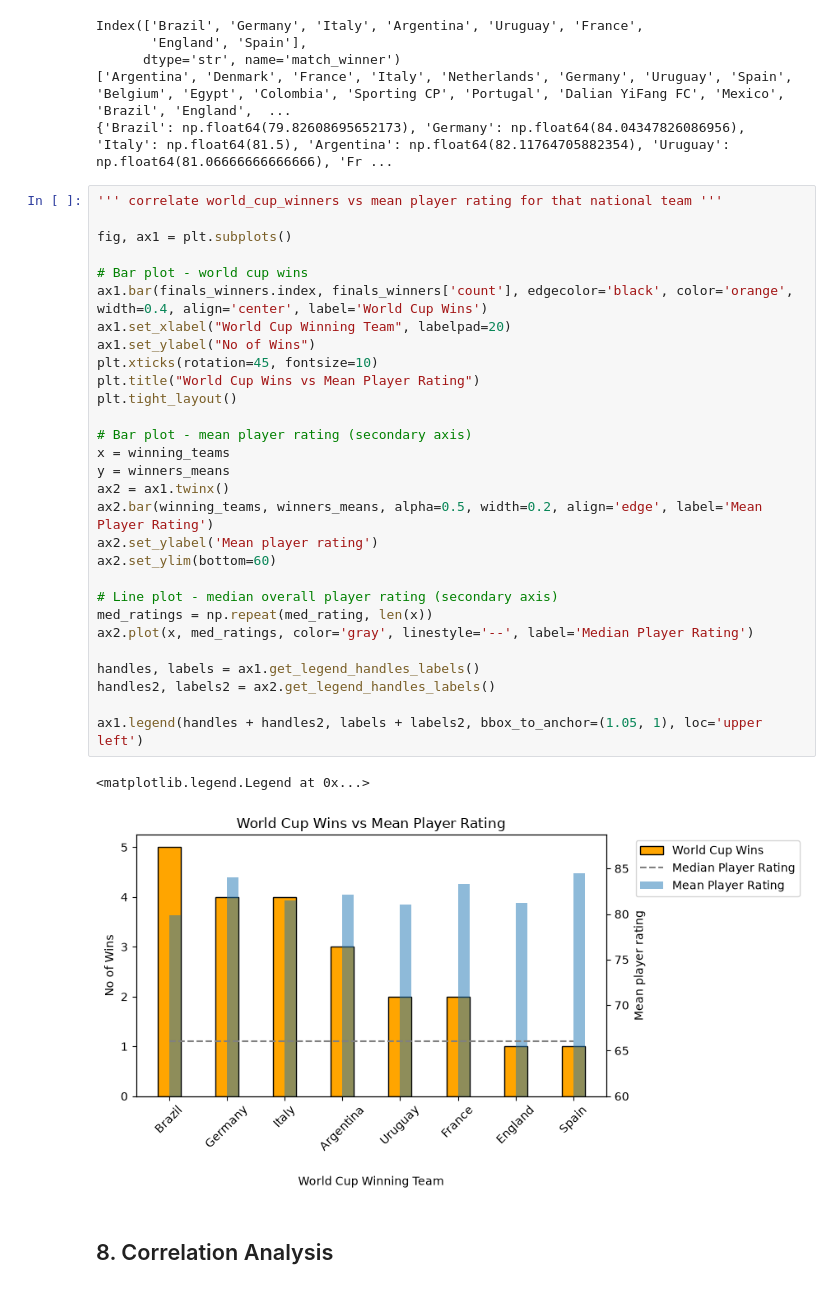
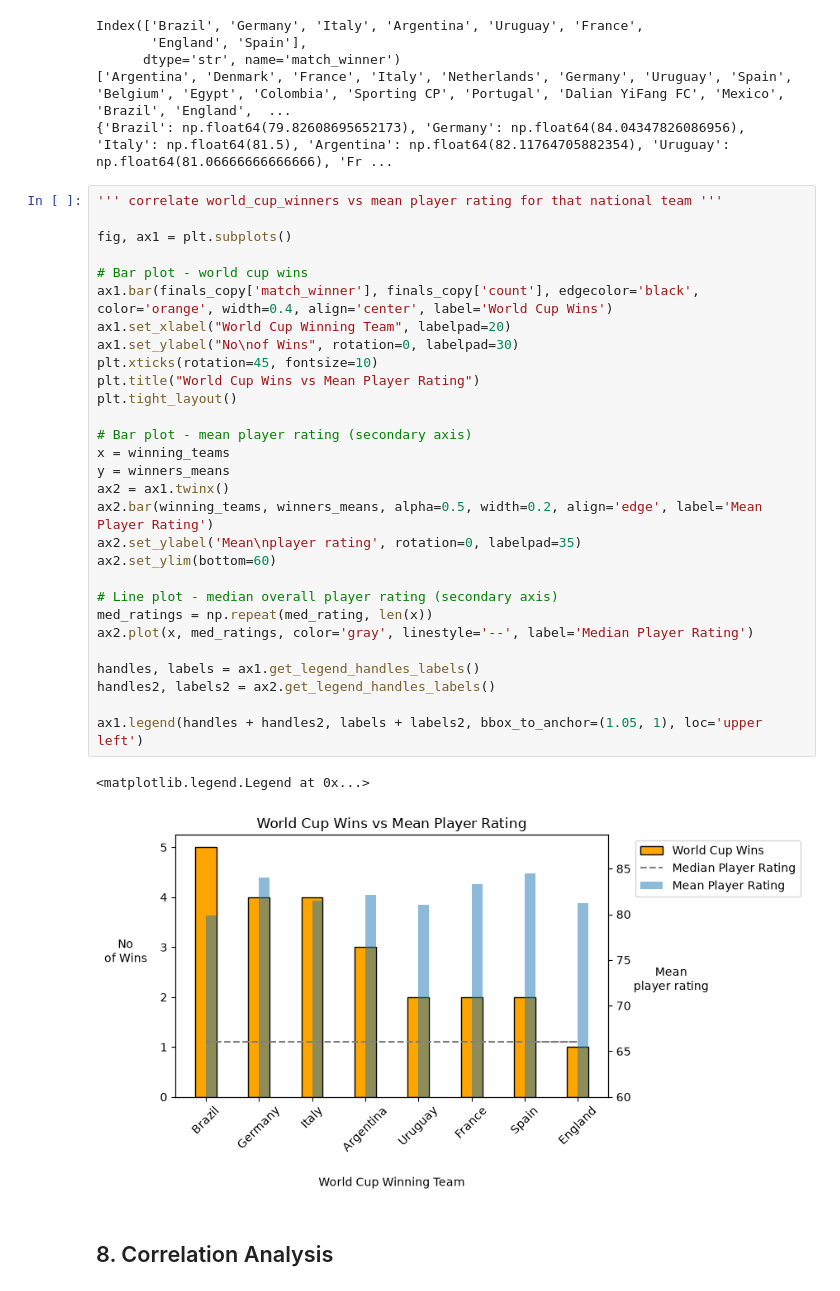
Before and after one commit to bev-amin/fifa-data-science, a Jupyter notebook: notebooks/01-exploration.ipynb, the cells around one changed output. Cells and saved outputs as stored; diff of their text form.

```diff
--- a/notebooks/01-exploration.ipynb
+++ b/notebooks/01-exploration.ipynb
@@ -1044,35 +1056,35 @@ Index(['Brazil', 'Germany', 'Italy', 'Argentina', 'Uruguay', 'France',
 # %%
 ''' correlate world_cup_winners vs mean player rating for that national team '''
 
 fig, ax1 = plt.subplots()
 
 # Bar plot - world cup wins
-ax1.bar(finals_winners.index, finals_winners['count'], edgecolor='black', color='orange', width=0.4, align='center', label='World Cup Wins')
+ax1.bar(finals_copy['match_winner'], finals_copy['count'], edgecolor='black', color='orange', width=0.4, align='center', label='World Cup Wins')
 ax1.set_xlabel("World Cup Winning Team", labelpad=20)
-ax1.set_ylabel("No of Wins")
+ax1.set_ylabel("No\nof Wins", rotation=0, labelpad=30)
 plt.xticks(rotation=45, fontsize=10)
 plt.title("World Cup Wins vs Mean Player Rating")
 plt.tight_layout()
 
 # Bar plot - mean player rating (secondary axis)
 x = winning_teams
 y = winners_means
 ax2 = ax1.twinx()
 ax2.bar(winning_teams, winners_means, alpha=0.5, width=0.2, align='edge', label='Mean Player Rating')
-ax2.set_ylabel('Mean player rating')
+ax2.set_ylabel('Mean\nplayer rating', rotation=0, labelpad=35)
 ax2.set_ylim(bottom=60)
 
 # Line plot - median overall player rating (secondary axis)
 med_ratings = np.repeat(med_rating, len(x))
 ax2.plot(x, med_ratings, color='gray', linestyle='--', label='Median Player Rating')
 
 handles, labels = ax1.get_legend_handles_labels()
 handles2, labels2 = ax2.get_legend_handles_labels()
 
 ax1.legend(handles + handles2, labels + labels2, bbox_to_anchor=(1.05, 1), loc='upper left')
 # %% [output]
 <matplotlib.legend.Legend at 0x...>
-[figure, old version]
+[figure, new version]
 # %% [markdown]
 ## 8. Correlation Analysis
 # %%
```
Also changed, not shown: parts of 1 cell of this notebook, 1 other file.
